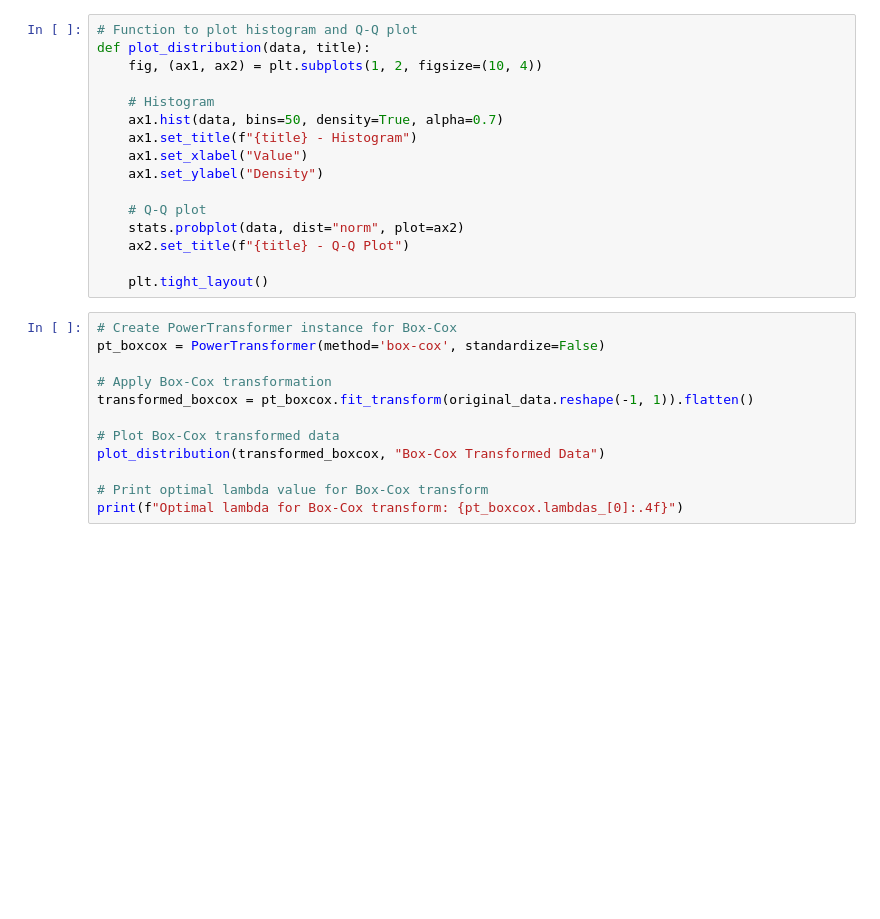
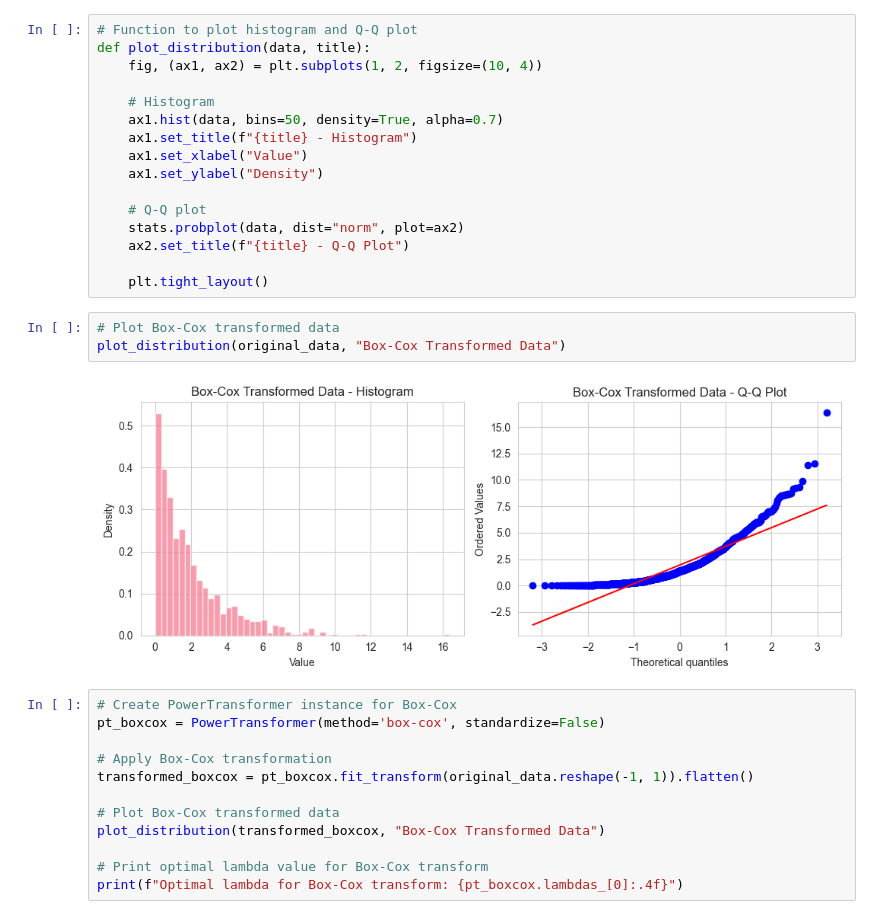
Before and after one commit to pytopia/Data-Processing-for-ML, a Jupyter notebook: Lectures/06 Exploratory Data Analysis (EDA)/03 Normalization and Standardization.ipynb, the cells around one changed output. Saved outputs shown, nothing was run; the diff lists cells and outputs as text; blank space fills up the shorter version.

```diff
--- a/Lectures/05 Exploratory Data Analysis (EDA)/03 Normalization and Standardization.ipynb
+++ b/Lectures/06 Exploratory Data Analysis (EDA)/03 Normalization and Standardization.ipynb
@@ -516,6 +515,11 @@ def plot_distribution(data, title):
     ax2.set_title(f"{title} - Q-Q Plot")
 
     plt.tight_layout()
+# %%
+# Plot Box-Cox transformed data
+plot_distribution(original_data, "Box-Cox Transformed Data")
+# %% [output]
+[figure, added]
 # %%
 # Create PowerTransformer instance for Box-Cox
 pt_boxcox = PowerTransformer(method='box-cox', standardize=False)
```
Also changed, not shown: parts of 5 cells of this notebook, 29 other files.
